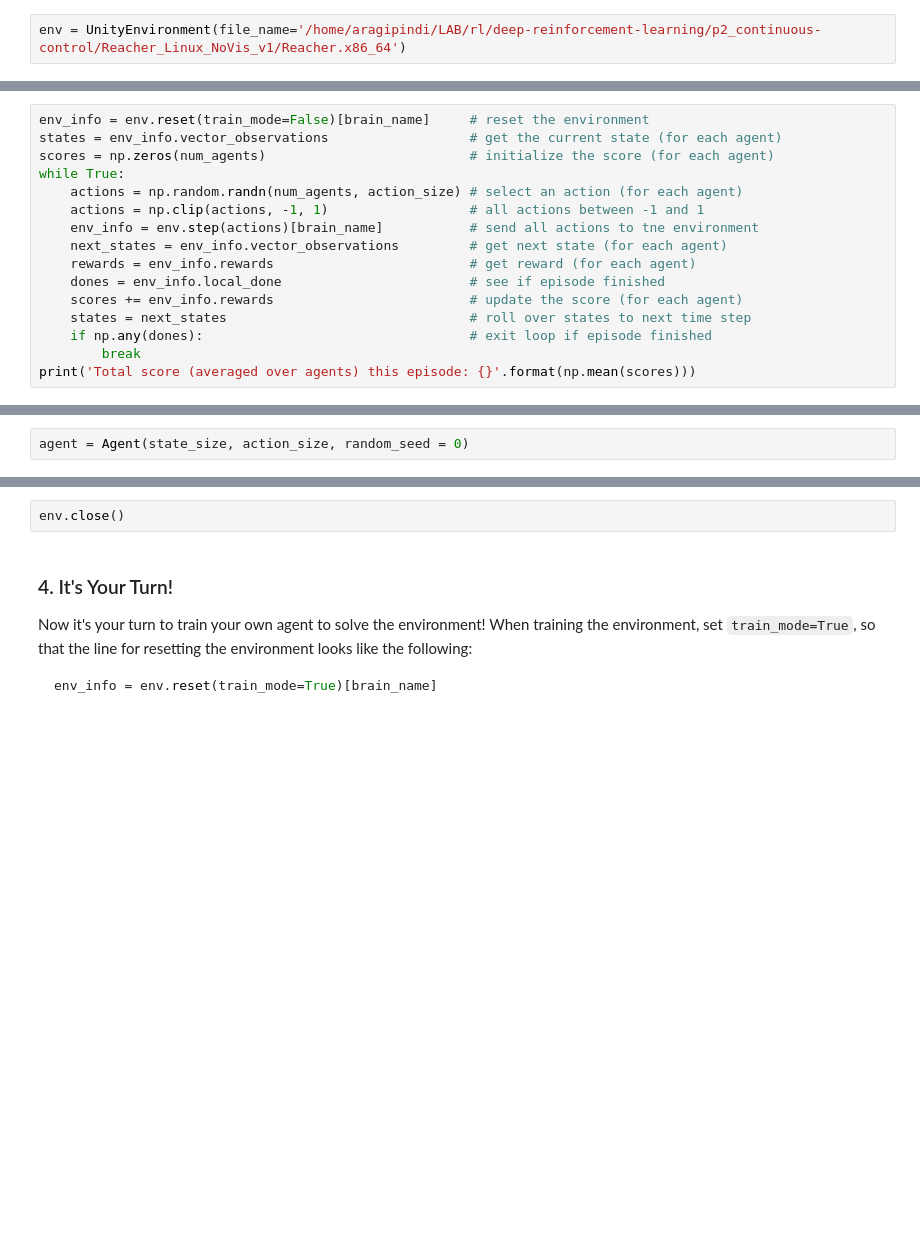
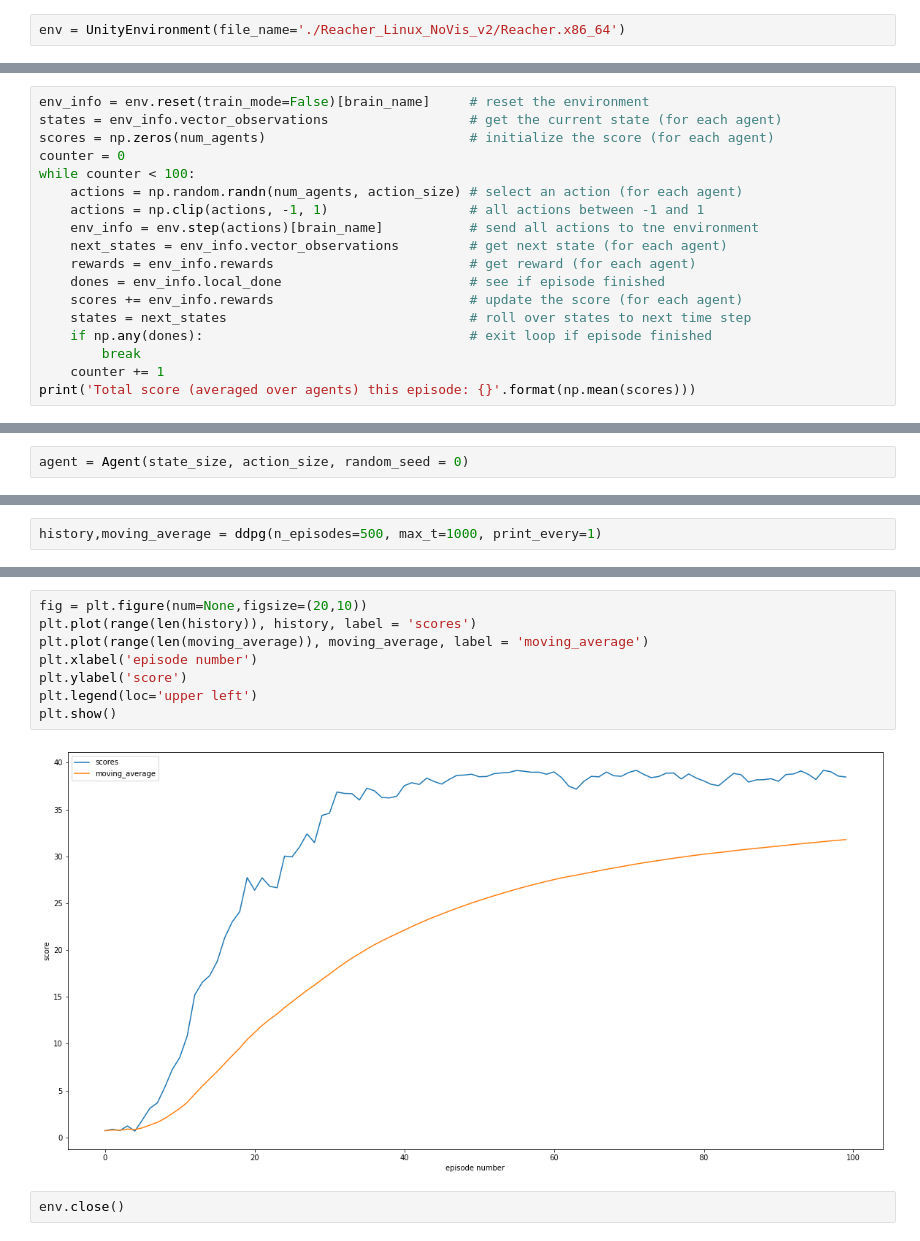
Before and after one commit to seagull1089/rl-projects, a Jupyter notebook: reacher/Continuous_Control.ipynb, the cells around one changed output, grey strips where cells are left out. Cells and saved outputs as stored; diff of their text form; blank space fills up the shorter version.

````diff
--- a/reacher/Continuous_Control.ipynb
+++ b/reacher/Continuous_Control.ipynb
@@ -37,7 +37,7 @@ For instance, if you are using a Mac, then you downloaded `Reacher.app`.  If thi
 env = UnityEnvironment(file_name="Reacher.app")
 ```
 # %%
-env = UnityEnvironment(file_name='/home/aragipindi/LAB/rl/deep-reinforcement-learning/p2_continuous-control/Reacher_Linux_NoVis_v1/Reacher.x86_64')
+env = UnityEnvironment(file_name='./Reacher_Linux_NoVis_v2/Reacher.x86_64')
 # %% [output]
 INFO:unityagents:
 'Academy' started successfully!
@@ -112,7 +112,8 @@ Of course, as part of the project, you'll have to change the code so that the ag
 env_info = env.reset(train_mode=False)[brain_name]     # reset the environment
 states = env_info.vector_observations                  # get the current state (for each agent)
 scores = np.zeros(num_agents)                          # initialize the score (for each agent)
-while True:
+counter = 0
+while counter < 100:
     actions = np.random.randn(num_agents, action_size) # select an action (for each agent)
     actions = np.clip(actions, -1, 1)                  # all actions between -1 and 1
     env_info = env.step(actions)[brain_name]           # send all actions to tne environment
@@ -123,6 +124,7 @@ while True:
     states = next_states                               # roll over states to next time step
     if np.any(dones):                                  # exit loop if episode finished
         break
+    counter += 1
 print('Total score (averaged over agents) this episode: {}'.format(np.mean(scores)))
 # %% [output]
 Total score (averaged over agents) this episode: 0.0
@@ -190,0 +185,2 @@ KeyboardInterrupt:
+# %%
+history,moving_average = ddpg(n_episodes=500, max_t=1000, print_every=1)
@@ -191,9 +205,12 @@ KeyboardInterrupt:
+# %%
+fig = plt.figure(num=None,figsize=(20,10))
+plt.plot(range(len(history)), history, label = 'scores')
+plt.plot(range(len(moving_average)), moving_average, label = 'moving_average')
+plt.xlabel('episode number')
+plt.ylabel('score')
+plt.legend(loc='upper left')
+plt.show()
+# %% [output]
+[figure, added]
 # %%
 env.close()
-# %% [markdown]
-### 4. It's Your Turn!
-
-Now it's your turn to train your own agent to solve the environment!  When training the environment, set `train_mode=True`, so that the line for resetting the environment looks like the following:
-```python
-env_info = env.reset(train_mode=True)[brain_name]
-```
````
Also changed, not shown: parts of 5 cells of this notebook, 4 other files.
